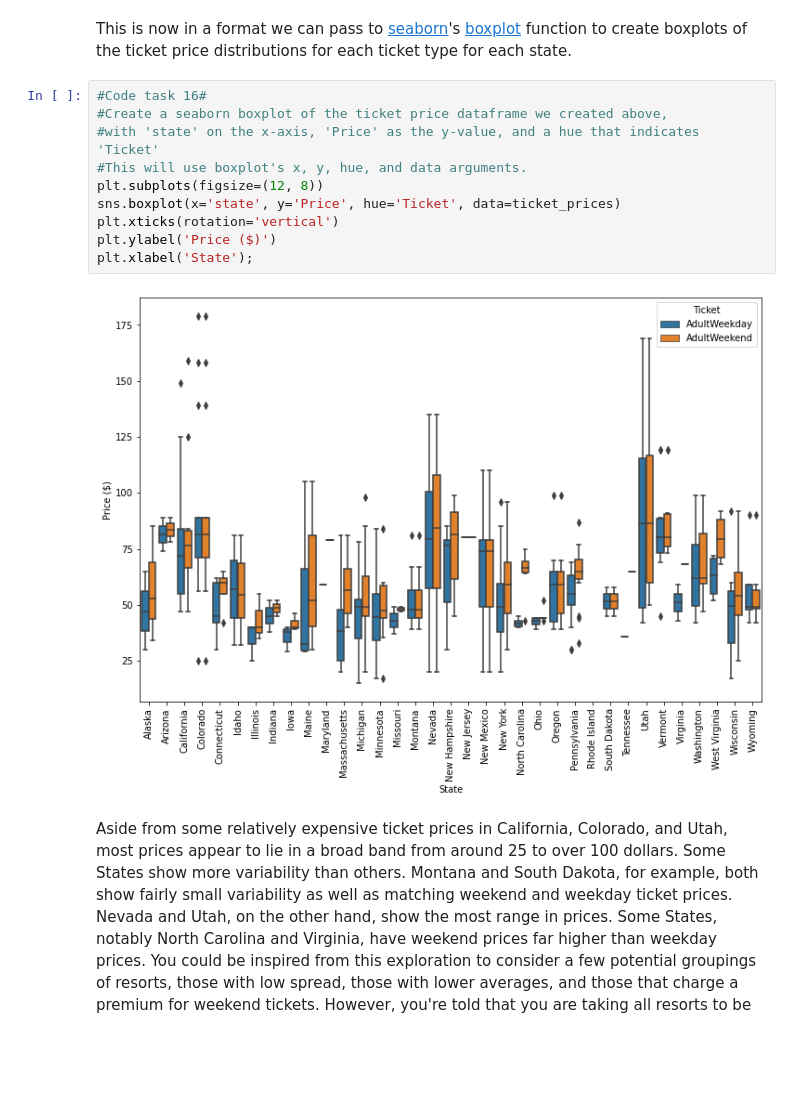
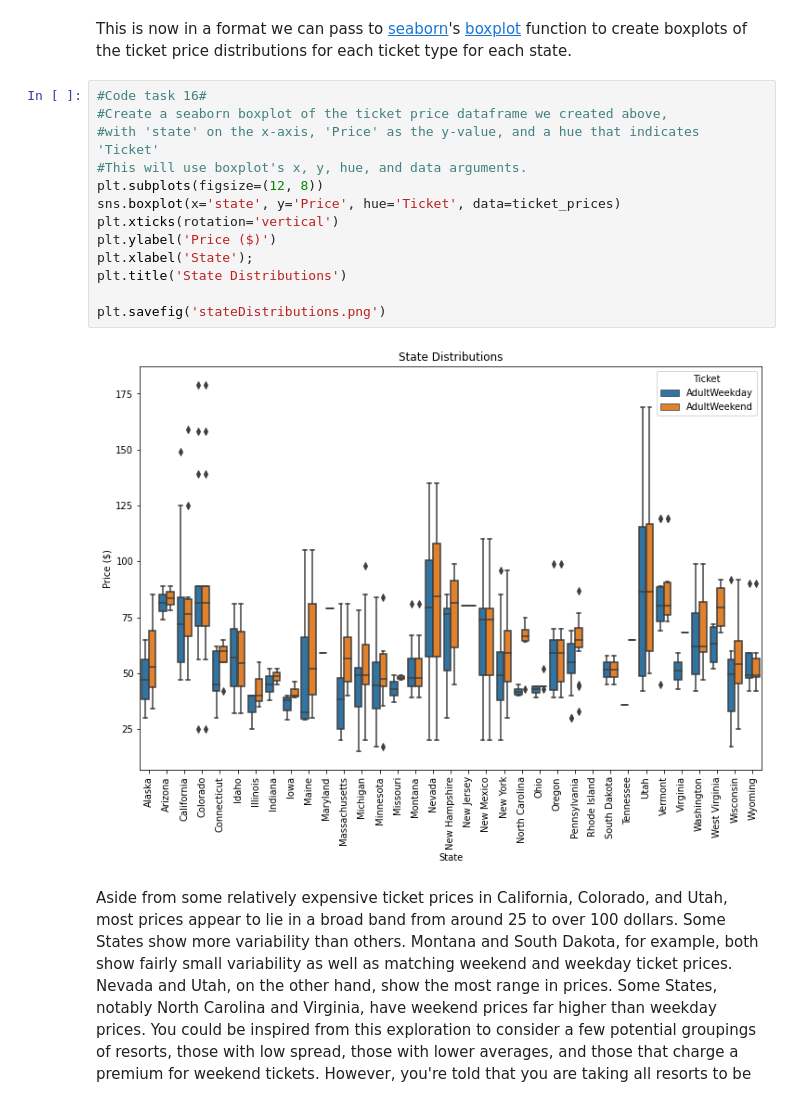
Before and after one commit to robcamp-code/Springboard, a Jupyter notebook: Guided_Capstone/Notebooks/02_data_wrangling.ipynb, the cells around one changed output. Saved outputs shown, nothing was run; the diff lists cells and outputs as text; blank space fills up the shorter version.

```diff
--- a/Guided_Capstone/Notebooks/02_data_wrangling.ipynb
+++ b/Guided_Capstone/Notebooks/02_data_wrangling.ipynb
@@ -444,15 +442,18 @@ This is now in a format we can pass to [seaborn](https://seaborn.pydata.org/)'s
 # %%
 #Code task 16#
 #Create a seaborn boxplot of the ticket price dataframe we created above,
 #with 'state' on the x-axis, 'Price' as the y-value, and a hue that indicates 'Ticket'
 #This will use boxplot's x, y, hue, and data arguments.
 plt.subplots(figsize=(12, 8))
 sns.boxplot(x='state', y='Price', hue='Ticket', data=ticket_prices)
 plt.xticks(rotation='vertical')
 plt.ylabel('Price ($)')
 plt.xlabel('State');
+plt.title('State Distributions')
+
+plt.savefig('stateDistributions.png')
 # %% [output]
-[figure, old version]
+[figure, new version]
 # %% [markdown]
 Aside from some relatively expensive ticket prices in California, Colorado, and Utah, most prices appear to lie in a broad band from around 25 to over 100 dollars. Some States show more variability than others. Montana and South Dakota, for example, both show fairly small variability as well as matching weekend and weekday ticket prices. Nevada and Utah, on the other hand, show the most range in prices. Some States, notably North Carolina and Virginia, have weekend prices far higher than weekday prices. You could be inspired from this exploration to consider a few potential groupings of resorts, those with low spread, those with lower averages, and those that charge a premium for weekend tickets. However, you're told that you are taking all resorts to be part of the same market share, you  could argue against further segment the resorts. Nevertheless, ways to consider using the State information in your modelling include:
 
```
Also changed, not shown: parts of 13 cells of this notebook, 13 other files.
